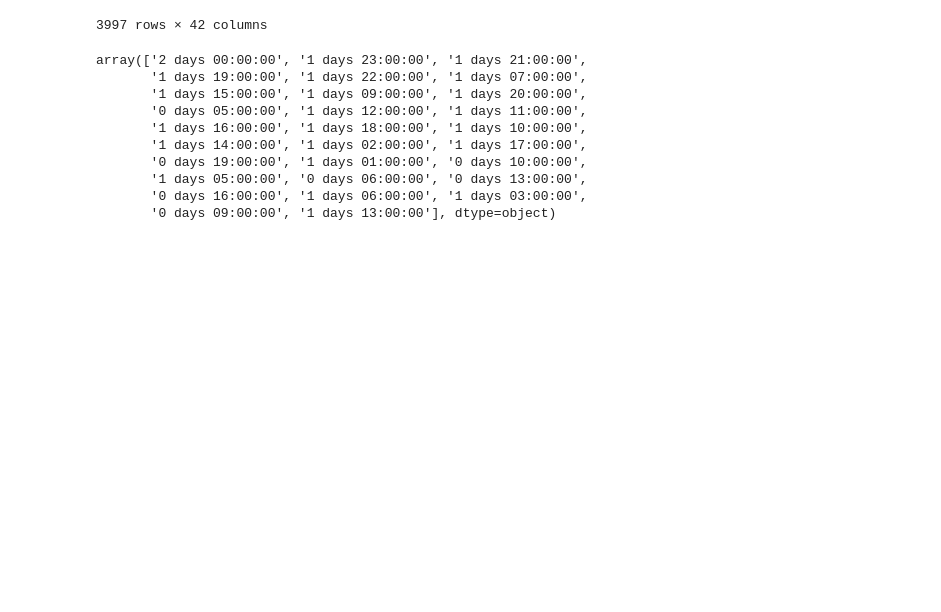
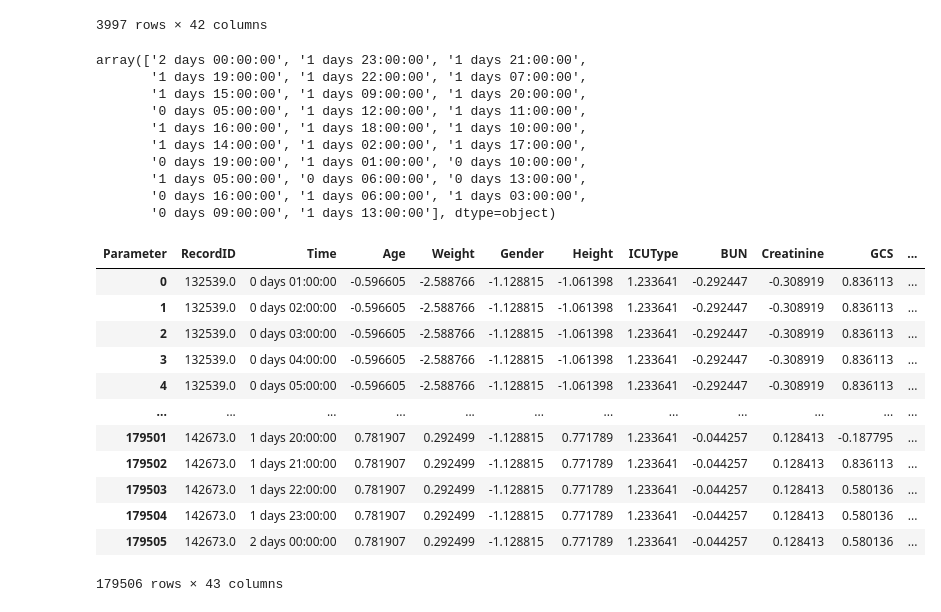
Before and after one commit to AKButani/ML4H_Project1, a Jupyter notebook: data_exploration.ipynb, the cells around one changed output. Saved outputs shown, nothing was run; the diff lists cells and outputs as text; code cells hidden in the pictures; blank space fills up the shorter version.

```diff
--- a/data_exploration.ipynb
+++ b/data_exploration.ipynb
@@ -359,3 +359,19 @@ array(['2 days 00:00:00', '1 days 23:00:00', '1 days 21:00:00',
        '1 days 05:00:00', '0 days 06:00:00', '0 days 13:00:00',
        '0 days 16:00:00', '1 days 06:00:00', '1 days 03:00:00',
        '0 days 09:00:00', '1 days 13:00:00'], dtype=object)
+# %%
+pd.read_parquet(os.path.join('loaded_data', 'a_patient_data_processed.parquet')).drop(columns=['level_1'])
+# %% [output]
+| Parameter | RecordID | Time | Age | Weight | Gender | Height | ICUType | BUN | Creatinine | GCS | ... |
+| 0 | 132539.0 | 0 days 01:00:00 | -0.596605 | -2.588766 | -1.128815 | -1.061398 | 1.233641 | -0.292447 | -0.308919 | 0.836113 | ... |
+| 1 | 132539.0 | 0 days 02:00:00 | -0.596605 | -2.588766 | -1.128815 | -1.061398 | 1.233641 | -0.292447 | -0.308919 | 0.836113 | ... |
+| 2 | 132539.0 | 0 days 03:00:00 | -0.596605 | -2.588766 | -1.128815 | -1.061398 | 1.233641 | -0.292447 | -0.308919 | 0.836113 | ... |
+| 3 | 132539.0 | 0 days 04:00:00 | -0.596605 | -2.588766 | -1.128815 | -1.061398 | 1.233641 | -0.292447 | -0.308919 | 0.836113 | ... |
+| 4 | 132539.0 | 0 days 05:00:00 | -0.596605 | -2.588766 | -1.128815 | -1.061398 | 1.233641 | -0.292447 | -0.308919 | 0.836113 | ... |
+| ... | ... | ... | ... | ... | ... | ... | ... | ... | ... | ... | ... |
+| 179501 | 142673.0 | 1 days 20:00:00 | 0.781907 | 0.292499 | -1.128815 | 0.771789 | 1.233641 | -0.044257 | 0.128413 | -0.187795 | ... |
+| 179502 | 142673.0 | 1 days 21:00:00 | 0.781907 | 0.292499 | -1.128815 | 0.771789 | 1.233641 | -0.044257 | 0.128413 | 0.836113 | ... |
+| 179503 | 142673.0 | 1 days 22:00:00 | 0.781907 | 0.292499 | -1.128815 | 0.771789 | 1.233641 | -0.044257 | 0.128413 | 0.580136 | ... |
+| 179504 | 142673.0 | 1 days 23:00:00 | 0.781907 | 0.292499 | -1.128815 | 0.771789 | 1.233641 | -0.044257 | 0.128413 | 0.580136 | ... |
+| 179505 | 142673.0 | 2 days 00:00:00 | 0.781907 | 0.292499 | -1.128815 | 0.771789 | 1.233641 | -0.044257 | 0.128413 | 0.580136 | ... |
+179506 rows × 43 columns
```
Also changed, not shown: 8 other files.
